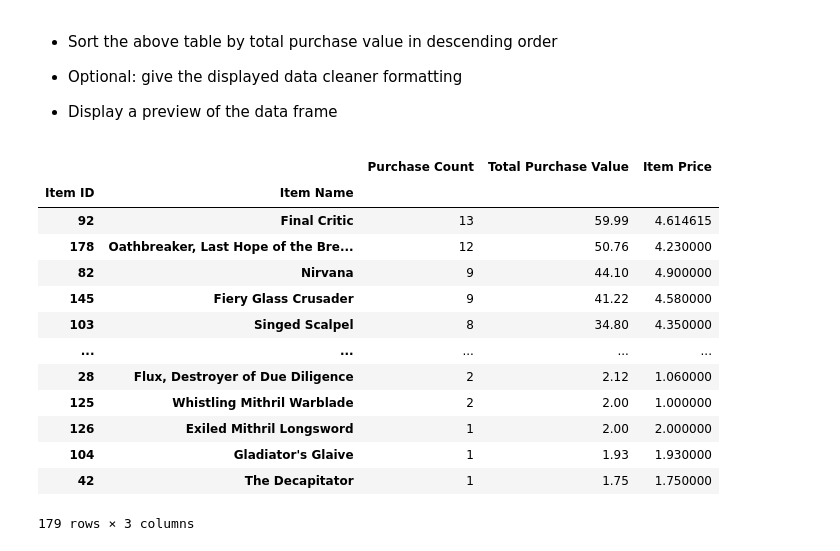
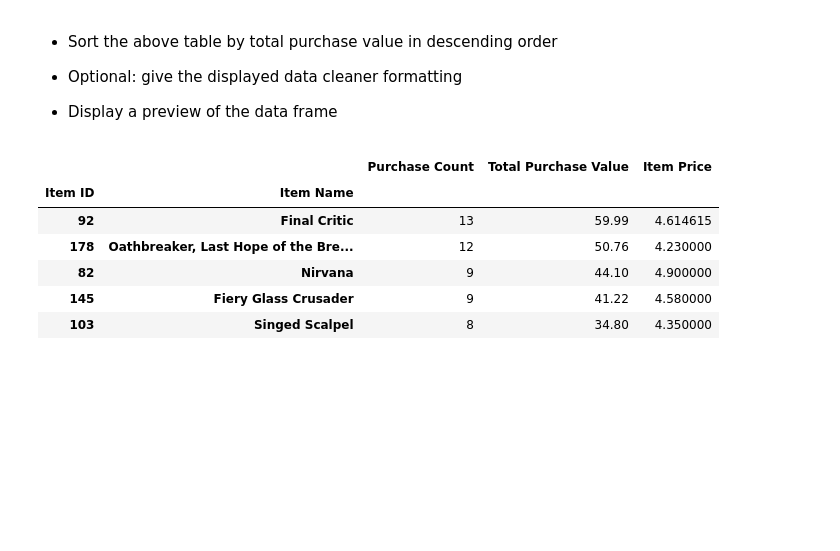
Before and after one commit to brus041/Pandas_Project, a Jupyter notebook: HeroesOfPymoli/HeroesOfPymoli_starter.ipynb, the cells around one changed output. Drawn from its saved outputs; the diff is of its cells as text; code cells hidden in the pictures; blank space fills up the shorter version.

```diff
--- a/HeroesOfPymoli/HeroesOfPymoli_starter.ipynb
+++ b/HeroesOfPymoli/HeroesOfPymoli_starter.ipynb
@@ -331,19 +331,12 @@ gp_items.sort_values(by = ['Purchase Count'], ascending = False)
 # %%
 #Sort the above data frame
 gp_items_descending = gp_items.sort_values(by = ['Total Purchase Value'], ascending = False)
-gp_items_descending
+gp_items_descending.head()
 # %% [output]
 |  |  | Purchase Count | Total Purchase Value | Item Price |
 | Item ID | Item Name |  |  |  |
 | 92 | Final Critic | 13 | 59.99 | 4.614615 |
 | 178 | Oathbreaker, Last Hope of the Bre... | 12 | 50.76 | 4.230000 |
 | 82 | Nirvana | 9 | 44.10 | 4.900000 |
 | 145 | Fiery Glass Crusader | 9 | 41.22 | 4.580000 |
 | 103 | Singed Scalpel | 8 | 34.80 | 4.350000 |
-| ... | ... | ... | ... | ... |
-| 28 | Flux, Destroyer of Due Diligence | 2 | 2.12 | 1.060000 |
-| 125 | Whistling Mithril Warblade | 2 | 2.00 | 1.000000 |
-| 126 | Exiled Mithril Longsword | 1 | 2.00 | 2.000000 |
-| 104 | Gladiator's Glaive | 1 | 1.93 | 1.930000 |
-| 42 | The Decapitator | 1 | 1.75 | 1.750000 |
-179 rows × 3 columns
```
Also changed, not shown: parts of 1 cell of this notebook.
